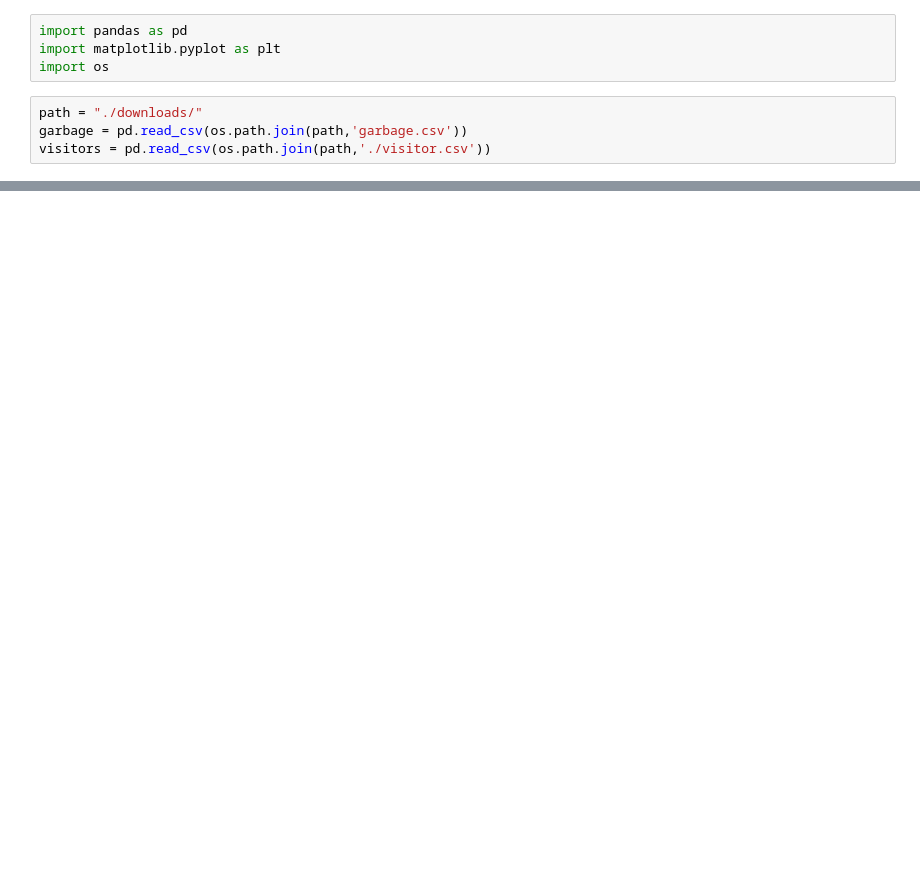
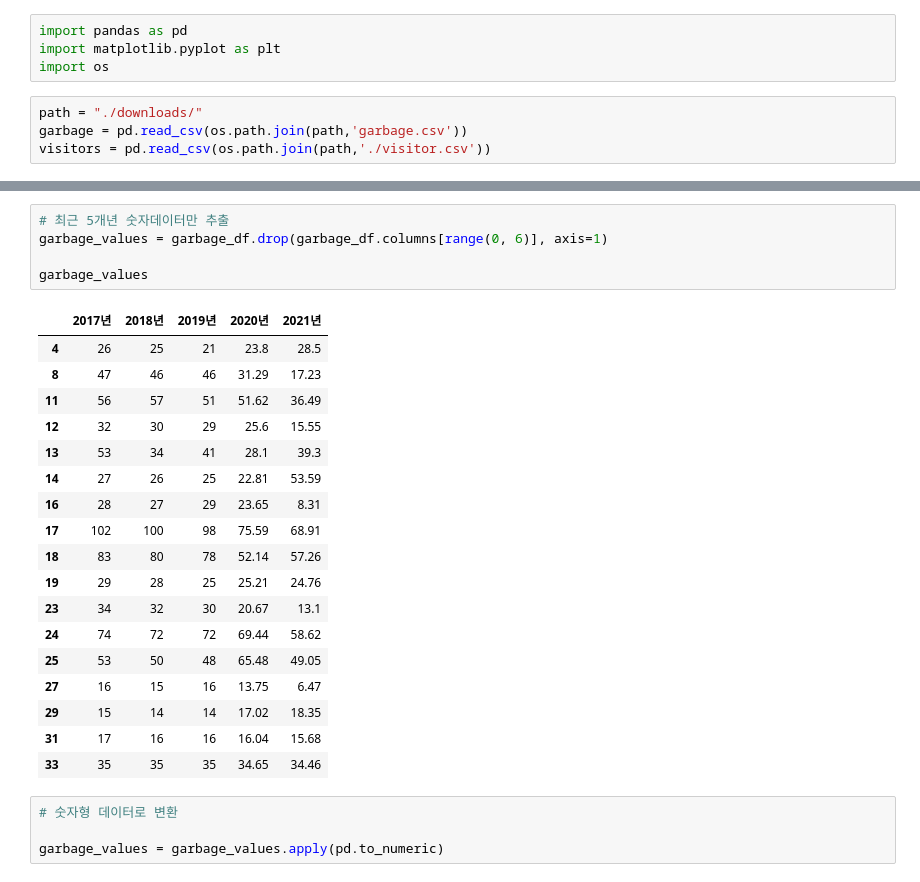
Before and after one commit to ohyoonah/clean_hikers, a Jupyter notebook: data/clean_hikers.ipynb, the cells around one changed output, grey strips where cells are left out. Saved outputs shown, nothing was run; the diff lists cells and outputs as text; blank space fills up the shorter version.

```diff
--- a/data/clean_hikers.ipynb
+++ b/data/clean_hikers.ipynb
@@ -72,0 +98,28 @@ visitor_df.columns  #column만 출력
+# %%
+# 최근 5개년 숫자데이터만 추출
+garbage_values = garbage_df.drop(garbage_df.columns[range(0, 6)], axis=1)
+
+garbage_values
+# %% [output]
+|  | 2017년 | 2018년 | 2019년 | 2020년 | 2021년 |
+| 4 | 26 | 25 | 21 | 23.8 | 28.5 |
+| 8 | 47 | 46 | 46 | 31.29 | 17.23 |
+| 11 | 56 | 57 | 51 | 51.62 | 36.49 |
+| 12 | 32 | 30 | 29 | 25.6 | 15.55 |
+| 13 | 53 | 34 | 41 | 28.1 | 39.3 |
+| 14 | 27 | 26 | 25 | 22.81 | 53.59 |
+| 16 | 28 | 27 | 29 | 23.65 | 8.31 |
+| 17 | 102 | 100 | 98 | 75.59 | 68.91 |
+| 18 | 83 | 80 | 78 | 52.14 | 57.26 |
+| 19 | 29 | 28 | 25 | 25.21 | 24.76 |
+| 23 | 34 | 32 | 30 | 20.67 | 13.1 |
+| 24 | 74 | 72 | 72 | 69.44 | 58.62 |
+| 25 | 53 | 50 | 48 | 65.48 | 49.05 |
+| 27 | 16 | 15 | 16 | 13.75 | 6.47 |
+| 29 | 15 | 14 | 14 | 17.02 | 18.35 |
+| 31 | 17 | 16 | 16 | 16.04 | 15.68 |
+| 33 | 35 | 35 | 35 | 34.65 | 34.46 |
+# %%
+# 숫자형 데이터로 변환
+
+garbage_values = garbage_values.apply(pd.to_numeric)
```
Also changed, not shown: parts of 7 cells of this notebook, 1 other file.
